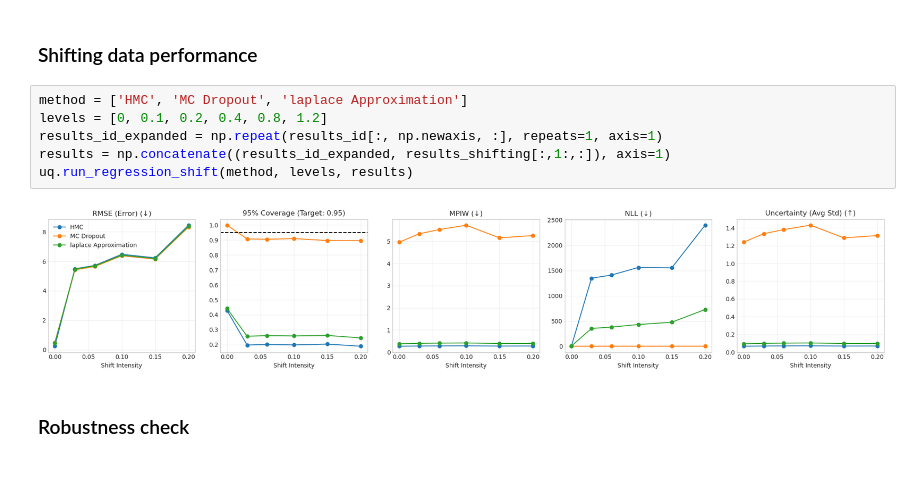
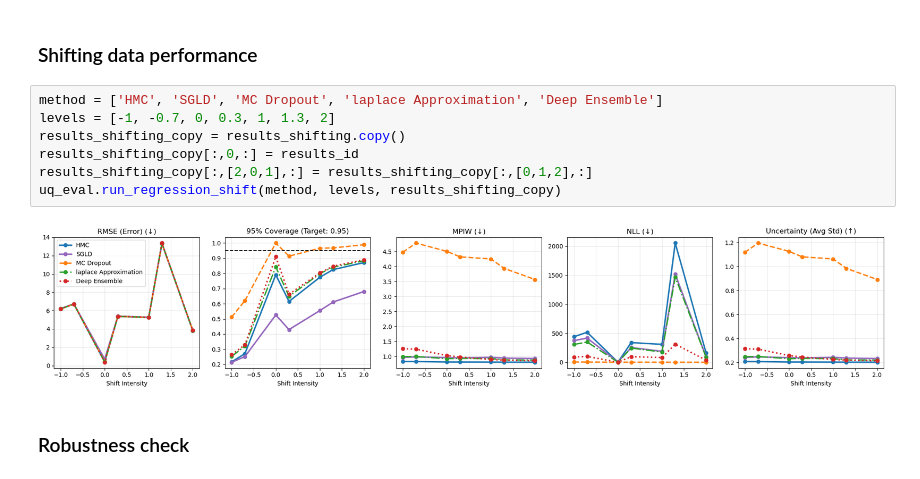
Before and after one commit to hwkin/uq, a Jupyter notebook: poisson/PCANet/training_and_testing.ipynb, the cells around one changed output. Drawn from its saved outputs; the diff is of its cells as text.

```diff
--- a/poisson/PCANet/training_and_testing.ipynb
+++ b/poisson/PCANet/training_and_testing.ipynb
@@ -640,13 +764,14 @@ NLL                             4.7567       0.7518       5.3993      Lower
 # %% [markdown]
 ### Shifting data performance
 # %%
-method = ['HMC', 'MC Dropout', 'laplace Approximation']
-levels = [0, 0.1, 0.2, 0.4, 0.8, 1.2]
-results_id_expanded = np.repeat(results_id[:, np.newaxis, :], repeats=1, axis=1)
-results = np.concatenate((results_id_expanded, results_shifting[:,1:,:]), axis=1)
-uq.run_regression_shift(method, levels, results)
+method = ['HMC', 'SGLD', 'MC Dropout', 'laplace Approximation', 'Deep Ensemble']
+levels = [-1, -0.7, 0, 0.3, 1, 1.3, 2]
+results_shifting_copy = results_shifting.copy()
+results_shifting_copy[:,0,:] = results_id
+results_shifting_copy[:,[2,0,1],:] = results_shifting_copy[:,[0,1,2],:]
+uq_eval.run_regression_shift(method, levels, results_shifting_copy)
 # %% [output]
-[figure, old version]
+[figure, new version]
 # %% [markdown]
 ### Robustness check
 # %%
```
Also changed, not shown: parts of 30 cells of this notebook, 20 other files.
